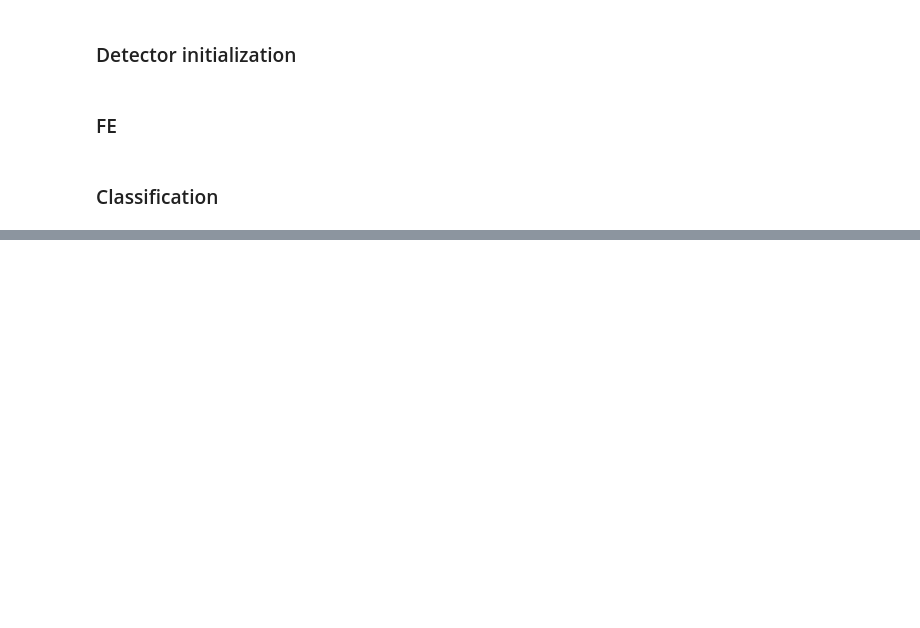
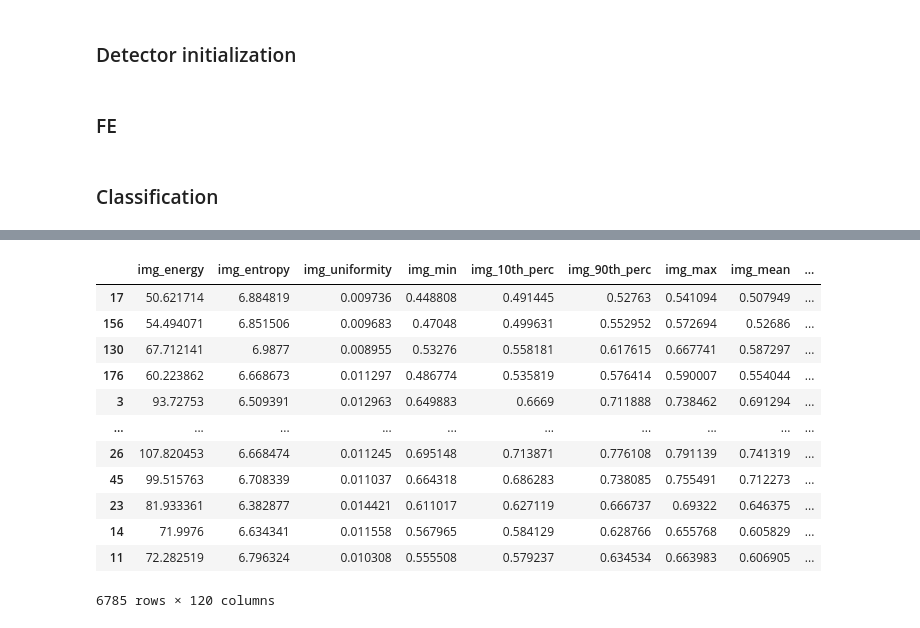
Before and after one commit to joaco18/calc-det, a Jupyter notebook: notebooks/[TEST]Feature_Extraction.ipynb, the cells around one changed output, grey strips where cells are left out. Cells and saved outputs as stored; diff of their text form; code cells hidden in the pictures; blank space fills up the shorter version.

```diff
--- a/notebooks/[TEST]Feature_Extraction.ipynb
+++ b/notebooks/[TEST]Feature_Extraction.ipynb
@@ -110,3 +111,19 @@ data.head(10)
+# %%
+train_X
+# %% [output]
+|  | img_energy | img_entropy | img_uniformity | img_min | img_10th_perc | img_90th_perc | img_max | img_mean | ... |
+| 17 | 50.621714 | 6.884819 | 0.009736 | 0.448808 | 0.491445 | 0.52763 | 0.541094 | 0.507949 | ... |
+| 156 | 54.494071 | 6.851506 | 0.009683 | 0.47048 | 0.499631 | 0.552952 | 0.572694 | 0.52686 | ... |
+| 130 | 67.712141 | 6.9877 | 0.008955 | 0.53276 | 0.558181 | 0.617615 | 0.667741 | 0.587297 | ... |
+| 176 | 60.223862 | 6.668673 | 0.011297 | 0.486774 | 0.535819 | 0.576414 | 0.590007 | 0.554044 | ... |
+| 3 | 93.72753 | 6.509391 | 0.012963 | 0.649883 | 0.6669 | 0.711888 | 0.738462 | 0.691294 | ... |
+| ... | ... | ... | ... | ... | ... | ... | ... | ... | ... |
+| 26 | 107.820453 | 6.668474 | 0.011245 | 0.695148 | 0.713871 | 0.776108 | 0.791139 | 0.741319 | ... |
+| 45 | 99.515763 | 6.708339 | 0.011037 | 0.664318 | 0.686283 | 0.738085 | 0.755491 | 0.712273 | ... |
+| 23 | 81.933361 | 6.382877 | 0.014421 | 0.611017 | 0.627119 | 0.666737 | 0.69322 | 0.646375 | ... |
+| 14 | 71.9976 | 6.634341 | 0.011558 | 0.567965 | 0.584129 | 0.628766 | 0.655768 | 0.605829 | ... |
+| 11 | 72.282519 | 6.796324 | 0.010308 | 0.555508 | 0.579237 | 0.634534 | 0.663983 | 0.606905 | ... |
+6785 rows × 120 columns
 # %%
 f1_metrics = []
 rocauc_metrics = []
```
Also changed, not shown: parts of 18 cells of this notebook, 3 other files.
